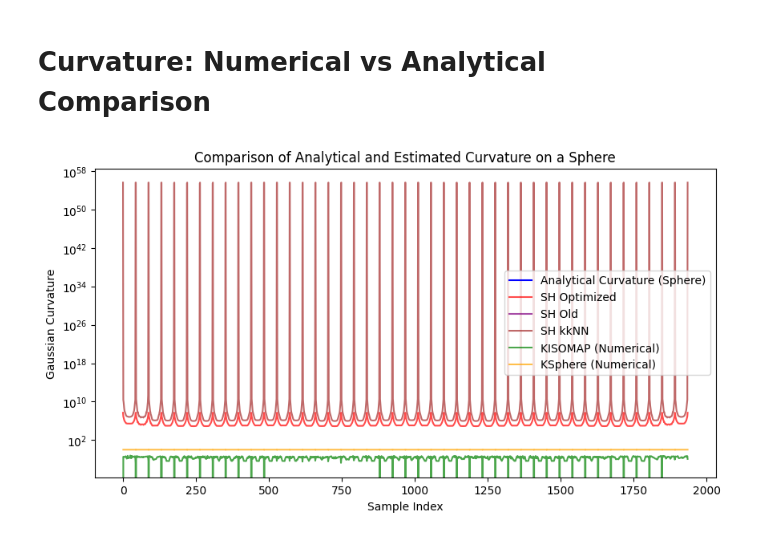
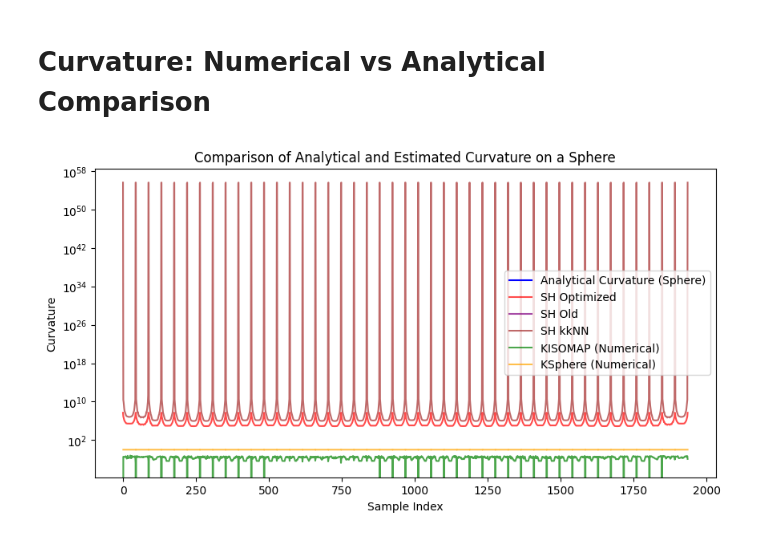
Before and after one commit to gustavochavari/shape-operator-based-umap, a Jupyter notebook: curvature_comparison.ipynb, the cells around one changed output. Drawn from its saved outputs; the diff is of its cells as text; code cells hidden in the pictures.

Commit message:
update curvature comparison plot

```diff
--- a/curvature_comparison.ipynb
+++ b/curvature_comparison.ipynb
@@ -400,50 +380,46 @@ K_true = np.ones(X.shape[0]) / (r ** 2)
 # %%
-# Example: Parametric surface - Sphere of radius r
 r = 1.0
 n_points = 2000
 
-# Sample points on the sphere using spherical coordinates
 phi = np.linspace(0, np.pi, int(np.sqrt(n_points)))
 theta = np.linspace(0, 2 * np.pi, int(np.sqrt(n_points)))
 phi, theta = np.meshgrid(phi, theta)
 phi = phi.flatten()
 theta = theta.flatten()
 
-# Parametric equations for the sphere
 X = np.zeros((phi.size, 3))
 X[:, 0] = r * np.sin(phi) * np.cos(theta)
 X[:, 1] = r * np.sin(phi) * np.sin(theta)
 X[:, 2] = r * np.cos(phi)
 
-# Analytical Gaussian curvature for a sphere: K = 1/r^2 everywhere
 K_true = 1 / (r ** 2)
 
-# Estimate curvature numerically using Curvature_Estimation
+
 K_old = Curvature_Estimation_Old(X, k=20,d=2)
 
 K_opt = Curvature_Estimation_Opt(X, k=20,d=2)
 
 K_lev = Curvature_Estimation_Lev(X, k=20,d=2)
 
 K_iso = KGraph(X, k=20, d=2, option='sum', constrained=True)
 
 K_iso_sum = [np.mean(K_iso[i,:]) for i in range(0,X.shape[0])]
 
 K_sph = SphereCurvature(X, k=20)
 
 # Plot comparison
 plt.figure(figsize=(10, 5))
 plt.plot(K_true, label='Analytical Curvature (Sphere)', color='blue')
 plt.plot(K_opt, label='SH Optimized', color='red', alpha=0.7)
 plt.plot(K_old, label='SH Old', color='purple', alpha=0.7)
 plt.plot(K_lev, label='SH kkNN', color='brown', alpha=0.7)
 plt.plot(K_iso_sum, label='KISOMAP (Numerical)', color='green', alpha=0.7)
 plt.plot(K_sph, label='KSphere (Numerical)', color='orange', alpha=0.7)
 plt.xlabel('Sample Index')
-plt.ylabel('Gaussian Curvature')
+plt.ylabel('Curvature')
 plt.title('Comparison of Analytical and Estimated Curvature on a Sphere')
 plt.legend()
-plt.yscale('log')  # <--- Linha adicionada para escala log
+plt.yscale('log')
 plt.show()
 # %% [output]
-[figure, old version]
+[figure, new version]
```
Also changed, not shown: parts of 1 cell of this notebook.
